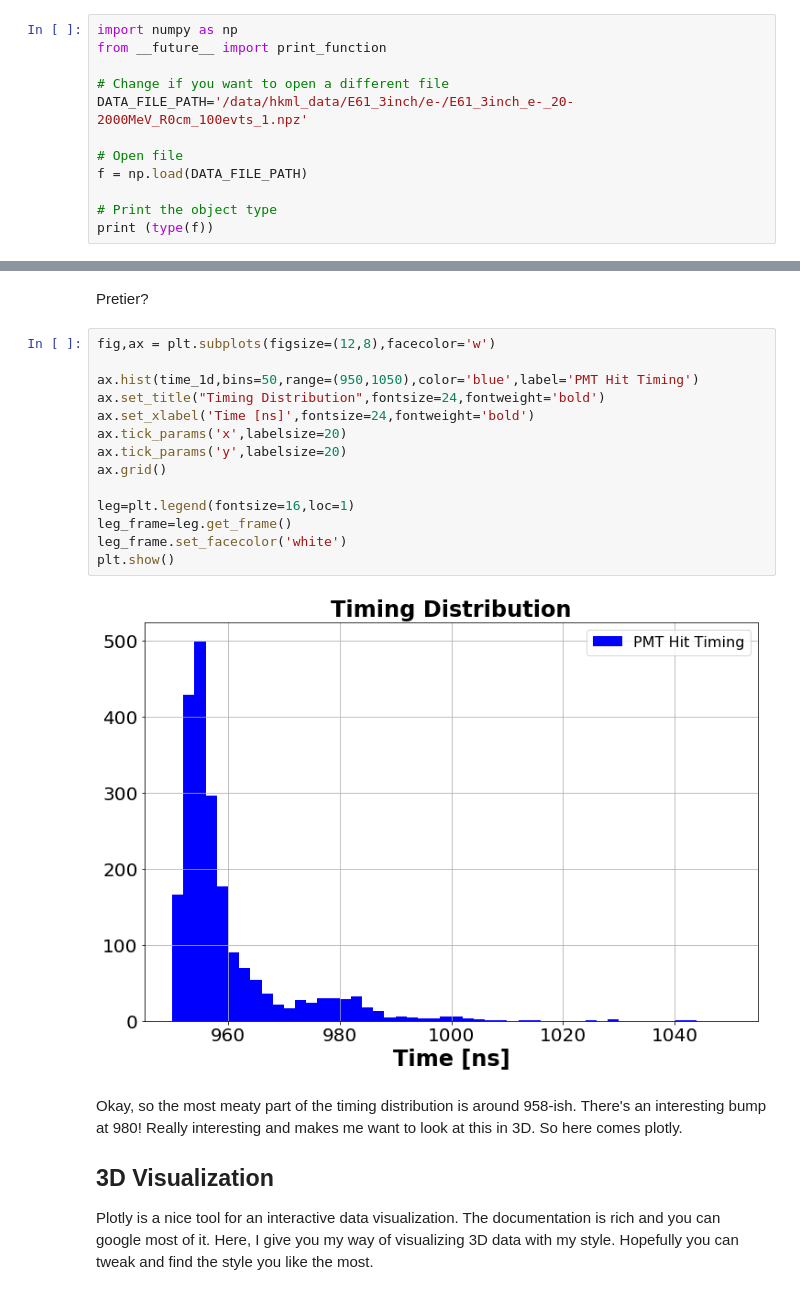
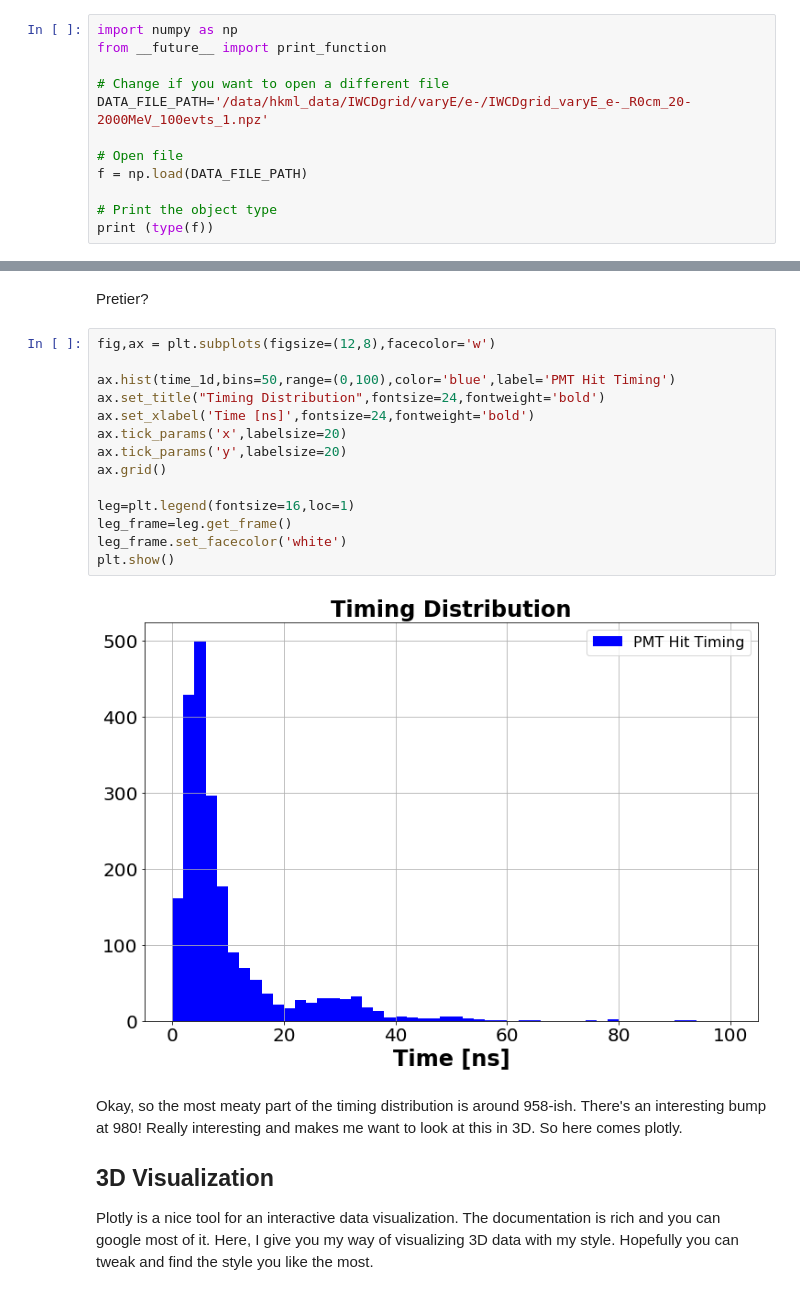
Before and after one commit to WatChMaL/ExampleNotebooks, a Jupyter notebook: HKML Data Access & Visualization.ipynb, the cells around one changed output, grey strips where cells are left out. Drawn from its saved outputs; the diff is of its cells as text.

```diff
--- a/HKML Data Access & Visualization.ipynb
+++ b/HKML Data Access & Visualization.ipynb
@@ -9,7 +9,7 @@ import numpy as np
 from __future__ import print_function
 
 # Change if you want to open a different file
-DATA_FILE_PATH='/data/hkml_data/E61_3inch/e-/E61_3inch_e-_20-2000MeV_R0cm_100evts_1.npz'
+DATA_FILE_PATH='/data/hkml_data/IWCDgrid/varyE/e-/IWCDgrid_varyE_e-_R0cm_20-2000MeV_100evts_1.npz'
 
 # Open file
 f = np.load(DATA_FILE_PATH)
@@ -100,19 +100,19 @@ Pretier?
 # %%
 fig,ax = plt.subplots(figsize=(12,8),facecolor='w')
 
-ax.hist(time_1d,bins=50,range=(950,1050),color='blue',label='PMT Hit Timing')
+ax.hist(time_1d,bins=50,range=(0,100),color='blue',label='PMT Hit Timing')
 ax.set_title("Timing Distribution",fontsize=24,fontweight='bold')
 ax.set_xlabel('Time [ns]',fontsize=24,fontweight='bold')
 ax.tick_params('x',labelsize=20)
 ax.tick_params('y',labelsize=20)
 ax.grid()
 
 leg=plt.legend(fontsize=16,loc=1)
 leg_frame=leg.get_frame()
 leg_frame.set_facecolor('white')
 plt.show()
 # %% [output]
-[figure, old version]
+[figure, new version]
 # %% [markdown]
 Okay, so the most meaty part of the timing distribution is around 958-ish. There's an interesting bump at 980! Really interesting and makes me want to look at this in 3D. So here comes plotly.
 
```
Also changed, not shown: parts of 4 cells of this notebook, 3 other files.
